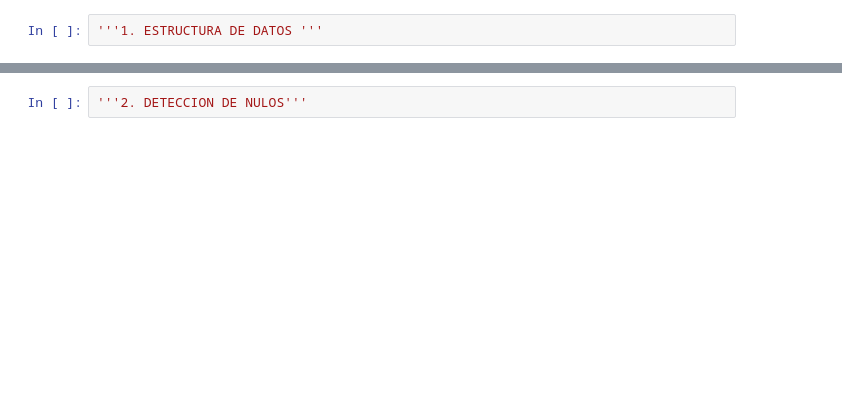
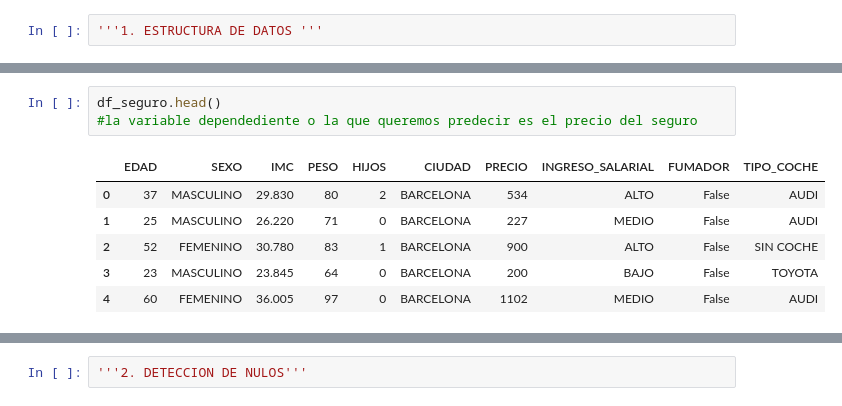
Before and after one commit to rulogar1234/nuclio-1, a Jupyter notebook: Clase2_Preprocesamiento_en_clase.ipynb, the cells around one changed output, grey strips where cells are left out. Saved outputs shown, nothing was run; the diff lists cells and outputs as text; blank space fills up the shorter version.

```diff
--- a/Clase2_Preprocesamiento_en_clase.ipynb
+++ b/Clase2_Preprocesamiento_en_clase.ipynb
@@ -32,0 +55,10 @@ from sklearn.preprocessing import LabelEncoder,MinMaxScaler
+# %%
+df_seguro.head()
+#la variable dependediente o la que queremos predecir es el precio del seguro
+# %% [output]
+|  | EDAD | SEXO | IMC | PESO | HIJOS | CIUDAD | PRECIO | INGRESO_SALARIAL | FUMADOR | TIPO_COCHE |
+| 0 | 37 | MASCULINO | 29.830 | 80 | 2 | BARCELONA | 534 | ALTO | False | AUDI |
+| 1 | 25 | MASCULINO | 26.220 | 71 | 0 | BARCELONA | 227 | MEDIO | False | AUDI |
+| 2 | 52 | FEMENINO | 30.780 | 83 | 1 | BARCELONA | 900 | ALTO | False | SIN COCHE |
+| 3 | 23 | MASCULINO | 23.845 | 64 | 0 | BARCELONA | 200 | BAJO | False | TOYOTA |
+| 4 | 60 | FEMENINO | 36.005 | 97 | 0 | BARCELONA | 1102 | MEDIO | False | AUDI |
```
Also changed, not shown: parts of 19 cells of this notebook.
